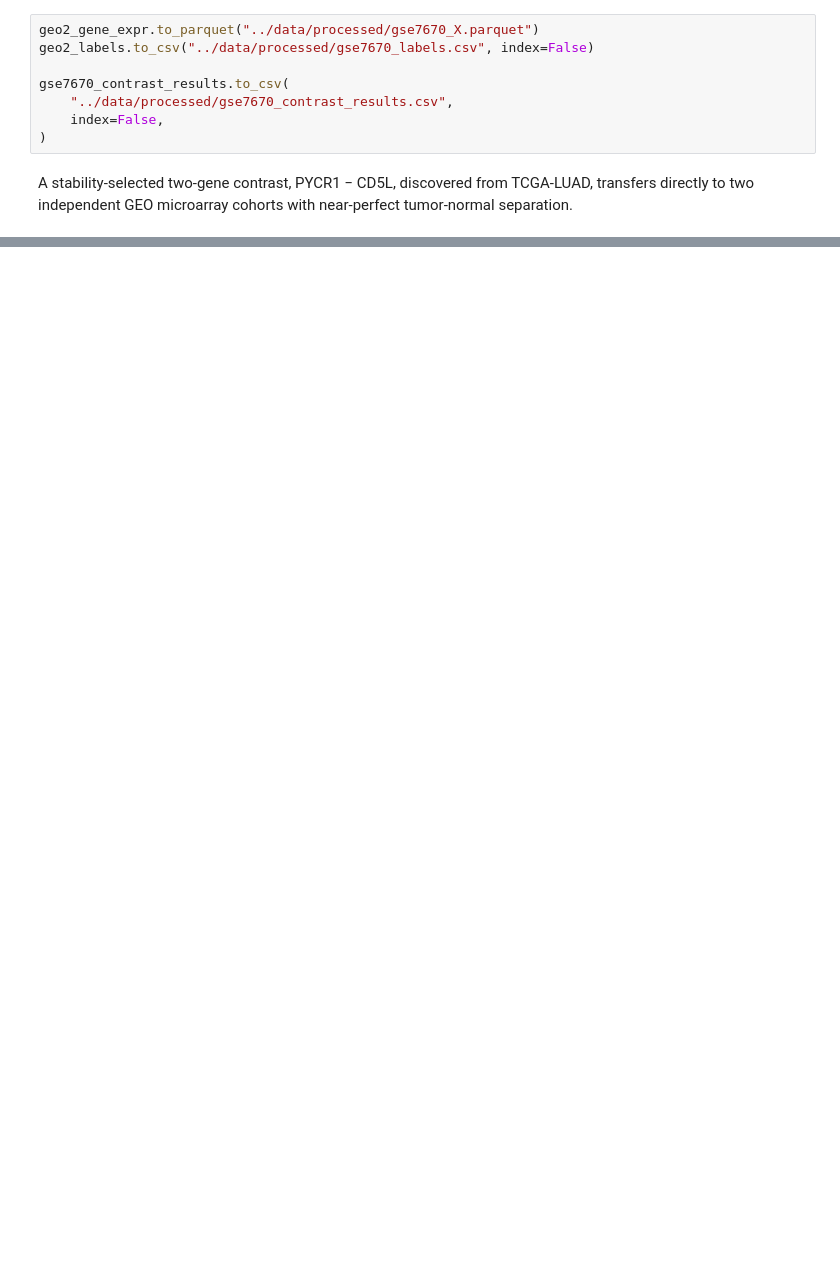
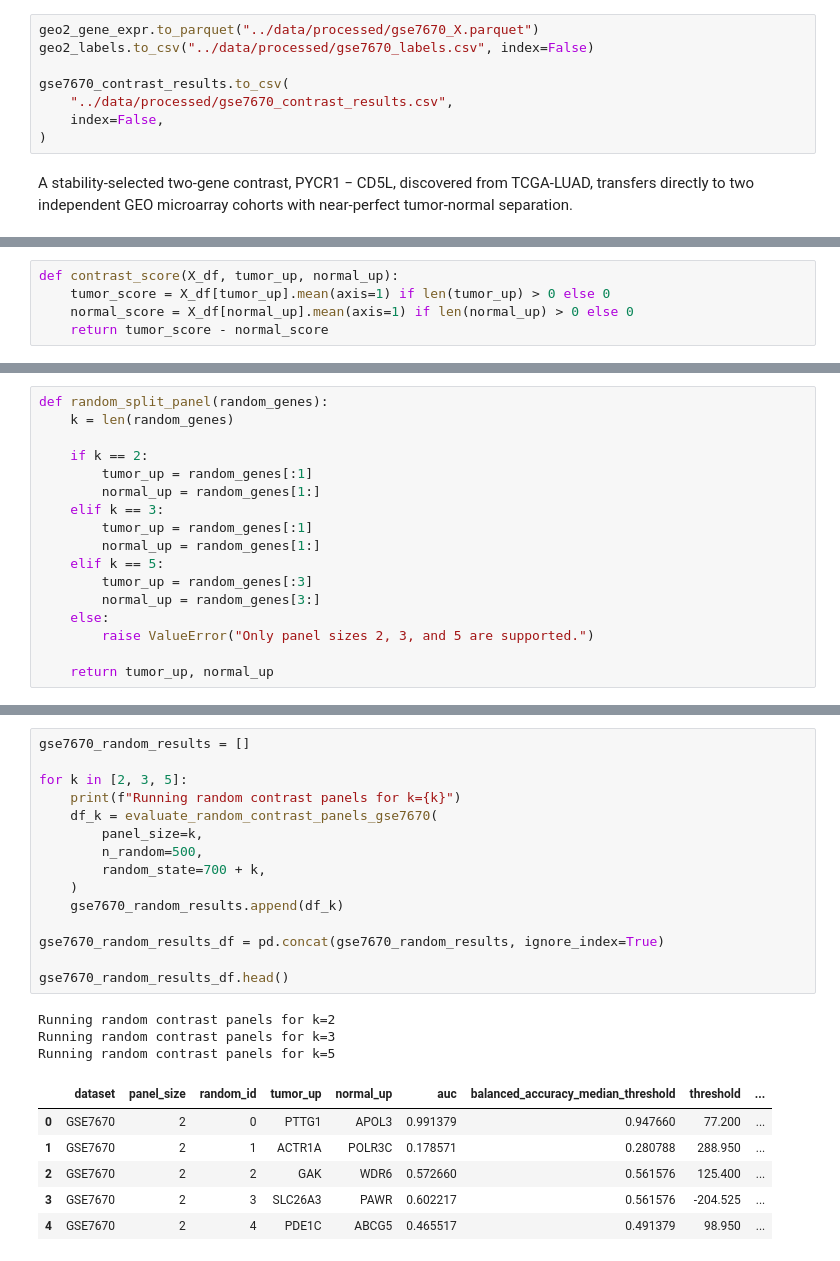
Before and after one commit to aditya-git16/cancer-lab, a Jupyter notebook: notebooks/08_second_geo_validation.ipynb, the cells around one changed output, grey strips where cells are left out. Saved outputs shown, nothing was run; the diff lists cells and outputs as text; blank space fills up the shorter version.

Commit message:
random vs selcted comparision on new geo data

```diff
--- a/notebooks/08_second_geo_validation.ipynb
+++ b/notebooks/08_second_geo_validation.ipynb
@@ -344,0 +352,5 @@ A stability-selected two-gene contrast, PYCR1 − CD5L, discovered from TCGA-LUA
+# %%
+def contrast_score(X_df, tumor_up, normal_up):
+    tumor_score = X_df[tumor_up].mean(axis=1) if len(tumor_up) > 0 else 0
+    normal_score = X_df[normal_up].mean(axis=1) if len(normal_up) > 0 else 0
+    return tumor_score - normal_score
@@ -344,0 +378,17 @@ A stability-selected two-gene contrast, PYCR1 − CD5L, discovered from TCGA-LUA
+# %%
+def random_split_panel(random_genes):
+    k = len(random_genes)
+
+    if k == 2:
+        tumor_up = random_genes[:1]
+        normal_up = random_genes[1:]
+    elif k == 3:
+        tumor_up = random_genes[:1]
+        normal_up = random_genes[1:]
+    elif k == 5:
+        tumor_up = random_genes[:3]
+        normal_up = random_genes[3:]
+    else:
+        raise ValueError("Only panel sizes 2, 3, and 5 are supported.")
+
+    return tumor_up, normal_up
@@ -344,0 +427,25 @@ A stability-selected two-gene contrast, PYCR1 − CD5L, discovered from TCGA-LUA
+# %%
+gse7670_random_results = []
+
+for k in [2, 3, 5]:
+    print(f"Running random contrast panels for k={k}")
+    df_k = evaluate_random_contrast_panels_gse7670(
+        panel_size=k,
+        n_random=500,
+        random_state=700 + k,
+    )
+    gse7670_random_results.append(df_k)
+
+gse7670_random_results_df = pd.concat(gse7670_random_results, ignore_index=True)
+
+gse7670_random_results_df.head()
+# %% [output]
+Running random contrast panels for k=2
+Running random contrast panels for k=3
+Running random contrast panels for k=5
+|  | dataset | panel_size | random_id | tumor_up | normal_up | auc | balanced_accuracy_median_threshold | threshold | ... |
+| 0 | GSE7670 | 2 | 0 | PTTG1 | APOL3 | 0.991379 | 0.947660 | 77.200 | ... |
+| 1 | GSE7670 | 2 | 1 | ACTR1A | POLR3C | 0.178571 | 0.280788 | 288.950 | ... |
+| 2 | GSE7670 | 2 | 2 | GAK | WDR6 | 0.572660 | 0.561576 | 125.400 | ... |
+| 3 | GSE7670 | 2 | 3 | SLC26A3 | PAWR | 0.602217 | 0.561576 | -204.525 | ... |
+| 4 | GSE7670 | 2 | 4 | PDE1C | ABCG5 | 0.465517 | 0.491379 | 98.950 | ... |
```
Also changed, not shown: parts of 8 cells of this notebook.
